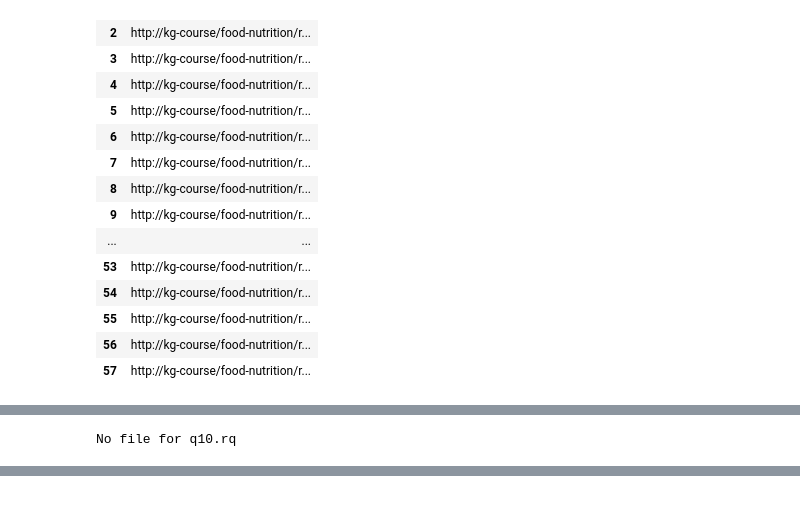
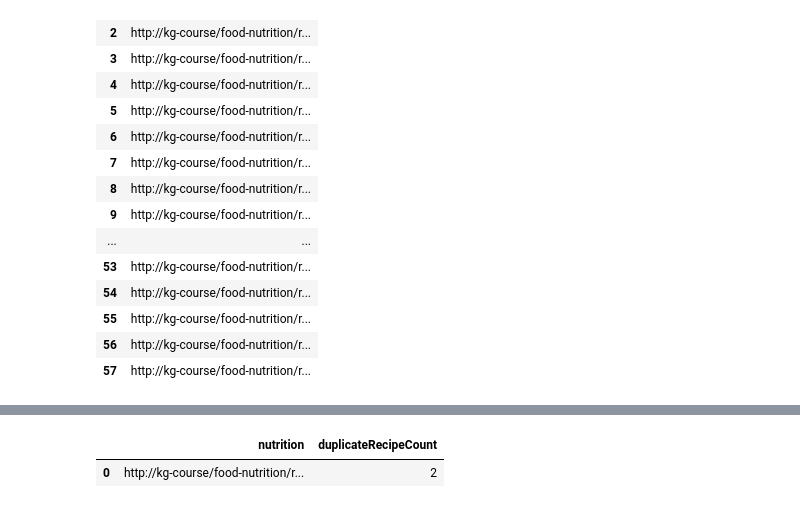
Before and after one commit to DominicVerschoor/Knowledge_Graph_Quality_Assesment, a Jupyter notebook: Assignment2 Template.ipynb, the cells around one changed output, grey strips where cells are left out. Drawn from its saved outputs; the diff is of its cells as text; code cells hidden in the pictures.

```diff
--- a/Assignment2 Template.ipynb
+++ b/Assignment2 Template.ipynb
@@ -231,4 +238,3 @@ No file for q9.rq
 # %%
-run_query(g, 'q10.rq')
+run_query(g, 'queries/q10.rq')
 # %% [output]
-No file for q10.rq
@@ -234,0 +242,2 @@ No file for q10.rq
+|  | nutrition | duplicateRecipeCount |
+| 0 | http://kg-course/food-nutrition/r... | 2 |
```
Also changed, not shown: parts of 12 cells of this notebook, 3 other files.
